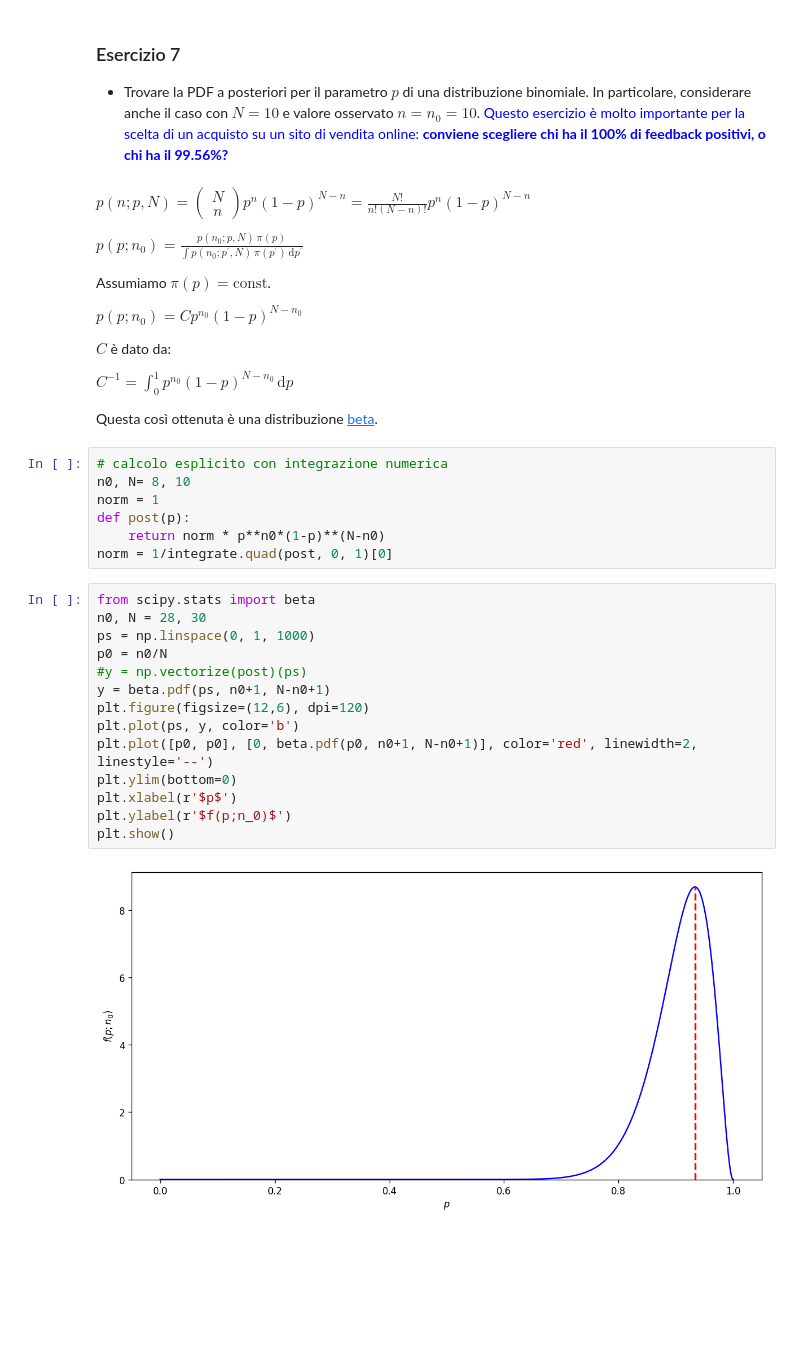
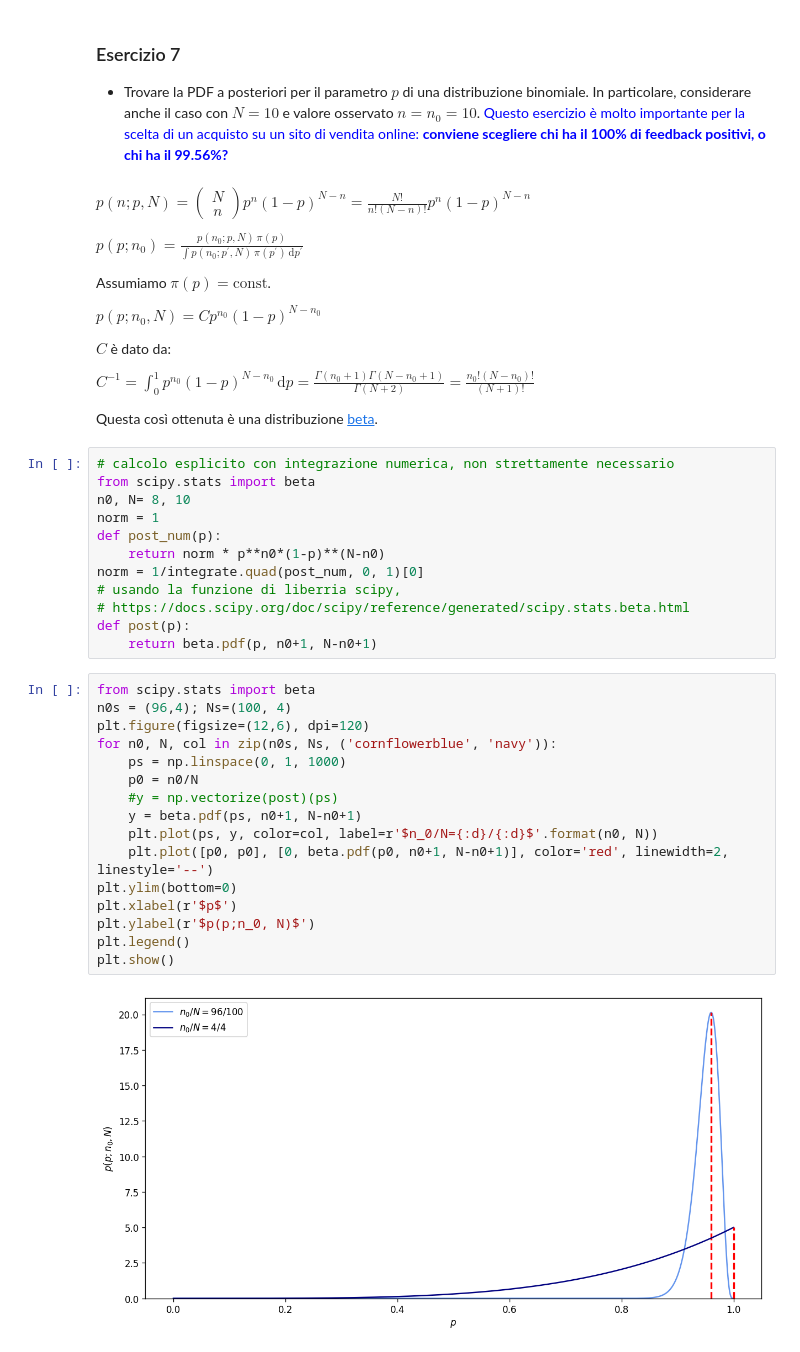
Before and after one commit to lucalista/analisi-dati-2022, a Jupyter notebook: 10.04.00__Inferenza_bayesiana.ipynb, the cells around one changed output. Cells and saved outputs as stored; diff of their text form; blank space fills up the shorter version.

```diff
--- a/10.04.00__Inferenza_bayesiana.ipynb
+++ b/10.04.00__Inferenza_bayesiana.ipynb
@@ -544,33 +544,40 @@ $\displaystyle p(p;n_0) = \frac{p(n_0;p, N)\,\pi(p)}{\int p(n_0;p^\prime, N)\,\p
 
 Assumiamo $\pi(p)=\mathrm{const}$.
 
-$\displaystyle p(p;n_0) = C p^{n_0}(1-p)^{N-n_0}$
+$\displaystyle p(p;n_0, N) = C p^{n_0}(1-p)^{N-n_0}$
 
 $C$ è dato da:
 
-$\displaystyle C^{-1} = \int_0^1\!\! p^{n_0}(1-p)^{N-n_0}\,\mathrm{d}p$
+$\displaystyle C^{-1} = \int_0^1\!\! p^{n_0}(1-p)^{N-n_0}\,\mathrm{d}p = \frac{\Gamma(n_0+1)\Gamma(N-n_0+1)}{\Gamma(N+2)}=\frac{n_0!(N-n_0)!}{(N+1)!}$
 
 Questa così ottenuta è una distribuzione [beta](https://docs.scipy.org/doc/scipy/reference/generated/scipy.stats.beta.html).
 # %%
-# calcolo esplicito con integrazione numerica
+# calcolo esplicito con integrazione numerica, non strettamente necessario
+from scipy.stats import beta
 n0, N= 8, 10
 norm = 1
+def post_num(p):
+    return norm * p**n0*(1-p)**(N-n0)
+norm = 1/integrate.quad(post_num, 0, 1)[0]
+# usando la funzione di liberria scipy,
+# https://docs.scipy.org/doc/scipy/reference/generated/scipy.stats.beta.html
 def post(p):
-    return norm * p**n0*(1-p)**(N-n0)
-norm = 1/integrate.quad(post, 0, 1)[0]
+    return beta.pdf(p, n0+1, N-n0+1)
 # %%
 from scipy.stats import beta
-n0, N = 28, 30
-ps = np.linspace(0, 1, 1000)
-p0 = n0/N
-#y = np.vectorize(post)(ps)
-y = beta.pdf(ps, n0+1, N-n0+1)
+n0s = (96,4); Ns=(100, 4)
 plt.figure(figsize=(12,6), dpi=120)
-plt.plot(ps, y, color='b')
-plt.plot([p0, p0], [0, beta.pdf(p0, n0+1, N-n0+1)], color='red', linewidth=2, linestyle='--')
+for n0, N, col in zip(n0s, Ns, ('cornflowerblue', 'navy')):
+    ps = np.linspace(0, 1, 1000)
+    p0 = n0/N
+    #y = np.vectorize(post)(ps)
+    y = beta.pdf(ps, n0+1, N-n0+1)
+    plt.plot(ps, y, color=col, label=r'$n_0/N={:d}/{:d}$'.format(n0, N))
+    plt.plot([p0, p0], [0, beta.pdf(p0, n0+1, N-n0+1)], color='red', linewidth=2, linestyle='--')
 plt.ylim(bottom=0)
 plt.xlabel(r'$p$')
-plt.ylabel(r'$f(p;n_0)$')
+plt.ylabel(r'$p(p;n_0, N)$')
+plt.legend()
 plt.show()
 # %% [output]
-[figure, old version]
+[figure, new version]
```
Also changed, not shown: parts of 4 cells of this notebook.
